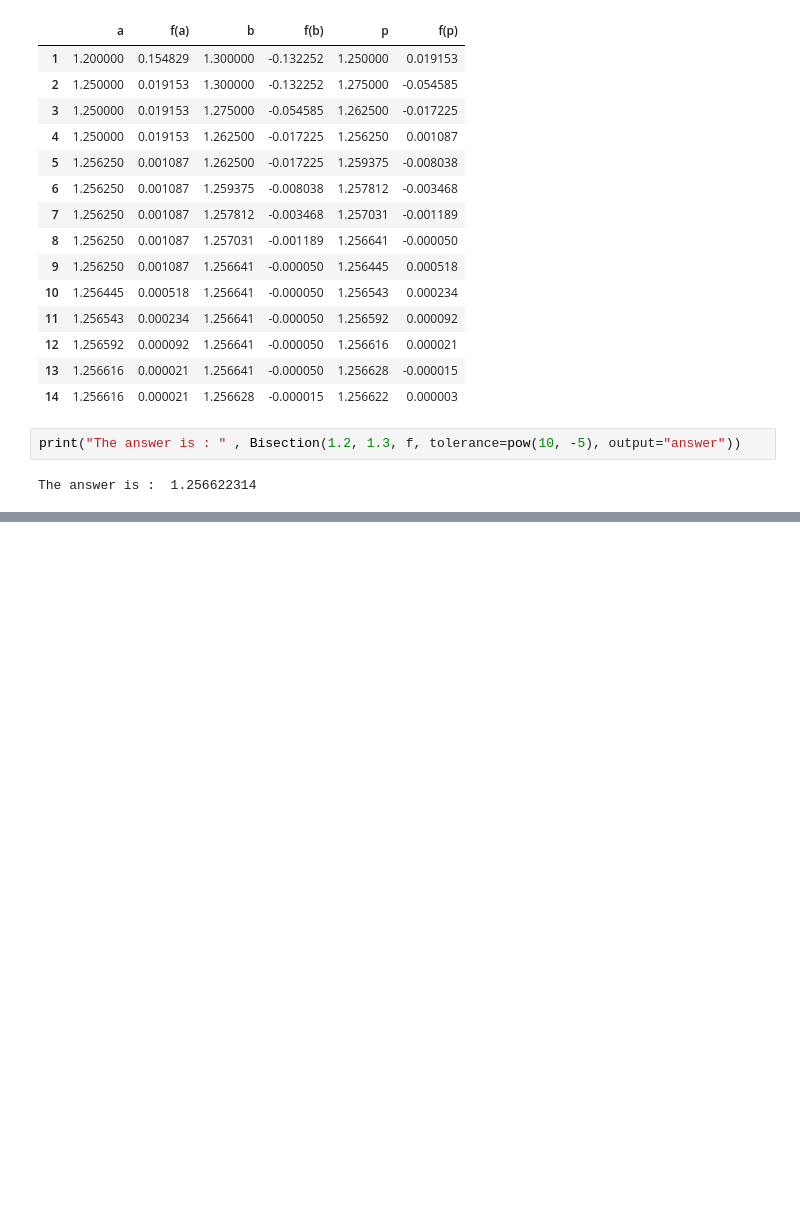
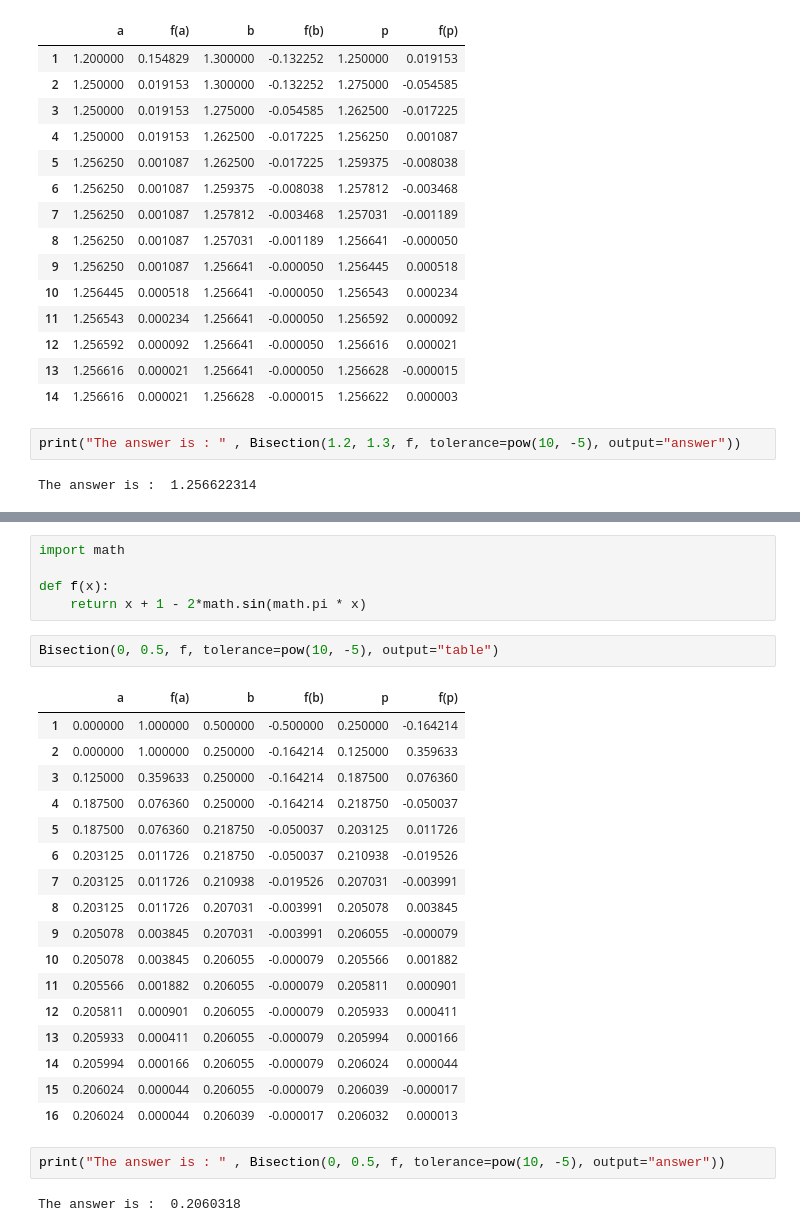
Before and after one commit to aadimator/numerical-computing, a Jupyter notebook: Bisection Method.ipynb, the cells around one changed output, grey strips where cells are left out. Drawn from its saved outputs; the diff is of its cells as text; blank space fills up the shorter version.

```diff
--- a/Bisection Method.ipynb
+++ b/Bisection Method.ipynb
@@ -488,0 +598,29 @@ The answer is :  1.256622314
+# %%
+import math
+
+def f(x):
+    return x + 1 - 2*math.sin(math.pi * x)
+# %%
+Bisection(0, 0.5, f, tolerance=pow(10, -5), output="table")
+# %% [output]
+|  | a | f(a) | b | f(b) | p | f(p) |
+| 1 | 0.000000 | 1.000000 | 0.500000 | -0.500000 | 0.250000 | -0.164214 |
+| 2 | 0.000000 | 1.000000 | 0.250000 | -0.164214 | 0.125000 | 0.359633 |
+| 3 | 0.125000 | 0.359633 | 0.250000 | -0.164214 | 0.187500 | 0.076360 |
+| 4 | 0.187500 | 0.076360 | 0.250000 | -0.164214 | 0.218750 | -0.050037 |
+| 5 | 0.187500 | 0.076360 | 0.218750 | -0.050037 | 0.203125 | 0.011726 |
+| 6 | 0.203125 | 0.011726 | 0.218750 | -0.050037 | 0.210938 | -0.019526 |
+| 7 | 0.203125 | 0.011726 | 0.210938 | -0.019526 | 0.207031 | -0.003991 |
+| 8 | 0.203125 | 0.011726 | 0.207031 | -0.003991 | 0.205078 | 0.003845 |
+| 9 | 0.205078 | 0.003845 | 0.207031 | -0.003991 | 0.206055 | -0.000079 |
+| 10 | 0.205078 | 0.003845 | 0.206055 | -0.000079 | 0.205566 | 0.001882 |
+| 11 | 0.205566 | 0.001882 | 0.206055 | -0.000079 | 0.205811 | 0.000901 |
+| 12 | 0.205811 | 0.000901 | 0.206055 | -0.000079 | 0.205933 | 0.000411 |
+| 13 | 0.205933 | 0.000411 | 0.206055 | -0.000079 | 0.205994 | 0.000166 |
+| 14 | 0.205994 | 0.000166 | 0.206055 | -0.000079 | 0.206024 | 0.000044 |
+| 15 | 0.206024 | 0.000044 | 0.206055 | -0.000079 | 0.206039 | -0.000017 |
+| 16 | 0.206024 | 0.000044 | 0.206039 | -0.000017 | 0.206032 | 0.000013 |
+# %%
+print("The answer is : " , Bisection(0, 0.5, f, tolerance=pow(10, -5), output="answer"))
+# %% [output]
+The answer is :  0.2060318
```
Also changed, not shown: parts of 19 cells of this notebook.
